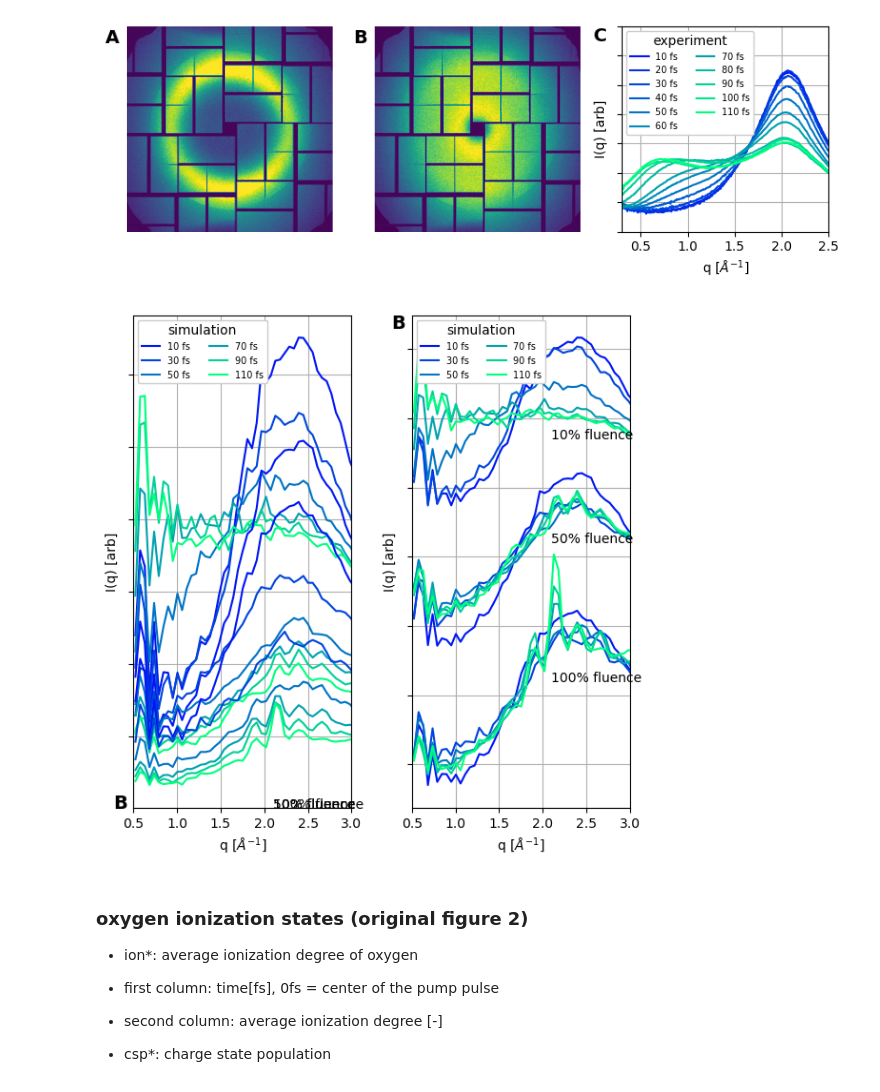
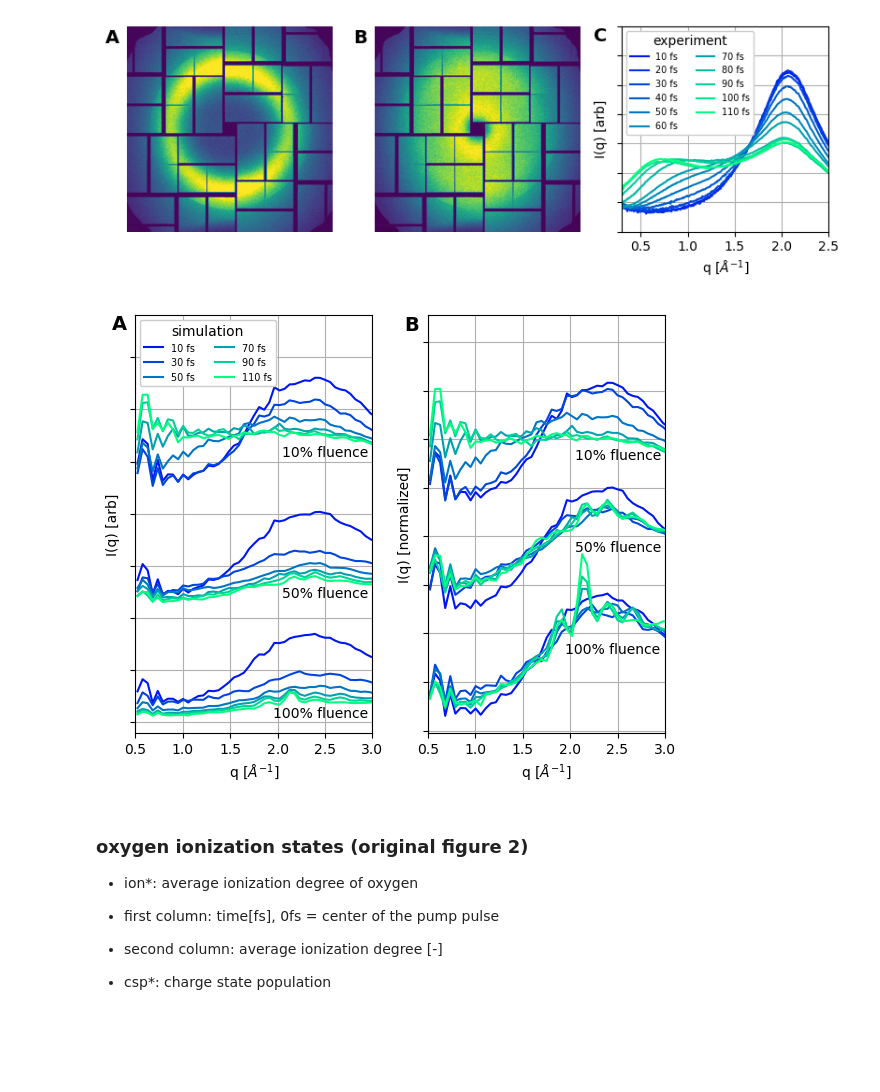
Before and after one commit to tjlane/cxig0715, a Jupyter notebook: figures/figures.ipynb, the cells around one changed output. Cells and saved outputs as stored; diff of their text form; code cells hidden in the pictures; blank space fills up the shorter version.

Commit message:
last figure update

```diff
--- a/figures/figures.ipynb
+++ b/figures/figures.ipynb
@@ -244,58 +244,68 @@ plt.show()
 # %%
 # just the simulation alone, normalized and unnormalized
 
-fig = plt.figure(figsize=(6,6))
+fig = plt.figure(figsize=(6,5))
 gs = gridspec.GridSpec(1, 2)
 
 for ax_i in range(2):
 
     ax = fig.add_subplot(gs[ax_i])
 
     for power_index, theory_power in enumerate(THEORY_POWERS):
 
         theoretical_data = load_theory_result(theory_power)
 
         for i,b in enumerate(THEORY_DELAYS):
 
-            offset = 0.02
-
             if ax_i == 1:
                 y = normalize(theoretical_data[:,i+1], rng=[0, -1])
+                offset = 0.022
             else:
                 y = theoretical_data[:,i+1]
+                offset = 100000.0
 
             ax.plot(
                 theoretical_data[:,0], y - power_index * offset,
                 color=plt.cm.winter(b/np.array(THEORY_DELAYS).max())
             )
 
-    ax.text(0.27, 0.033, "B", fontdict={'weight' : 'bold', 'size' : 14})
+    if ax_i == 1:
+        ax.set_ylabel('I(q) [normalized]')
+        ax.text(0.25, 0.0425, "B", fontdict={'weight' : 'bold', 'size' : 14})
+        ax.text(2.05,  0.016, f"10% fluence")
+        ax.text(2.05, -0.003, f"50% fluence")
+        ax.text(1.95, -0.024, f"100% fluence")
 
-    ax.text(2.1,  0.017, f"10% fluence")
-    ax.text(2.1,  0.002, f"50% fluence")
-    ax.text(2.1, -0.018, f"100% fluence")
+    else:
+        ax.set_ylabel('I(q) [arb]')
+        ax.text(0.25,  177000, "A", fontdict={'weight' : 'bold', 'size' : 14})
+        ax.text(2.05,   55000, f"10% fluence")
+        ax.text(2.05,  -80000, f"50% fluence")
+        ax.text(1.95, -195000, f"100% fluence")
 
     ax.set_xlabel('q [$\AA^{-1}]$')
-    ax.set_ylabel('I(q) [arb]')
     ax.set_xlim(THEORY_XLIM)
-    #ax.set_xlim(XLIM)
     ax.set_yticklabels([])
     if GRID: ax.grid()
 
-    plt.legend(
-        ['%d fs' % b for b in THEORY_DELAYS],
-        prop={'size': 7},
-        ncol=2,
-        framealpha=1.0,
-        loc=2,
-        title=f"simulation"
-    )
+    if ax_i == 0:
+        plt.legend(
+            ['%d fs' % b for b in THEORY_DELAYS],
+            prop={'size': 7},
+            ncol=2,
+            framealpha=1.0,
+            loc=2,
+            title=f"simulation"
+        )
+
+    ymin, ymax = ax.get_ylim()
+    ax.set_ylim([ymin, ymax * 1.3])
 
 plt.tight_layout()
-#plt.savefig("./experiment-only_two-pulse_normalized.png")
+plt.savefig("./simulation-only.png")
 plt.show()
 # %% [output]
-[figure, old version]
+[figure, new version]
 # %% [markdown]
 ### oxygen ionization states (original figure 2)
 
```
